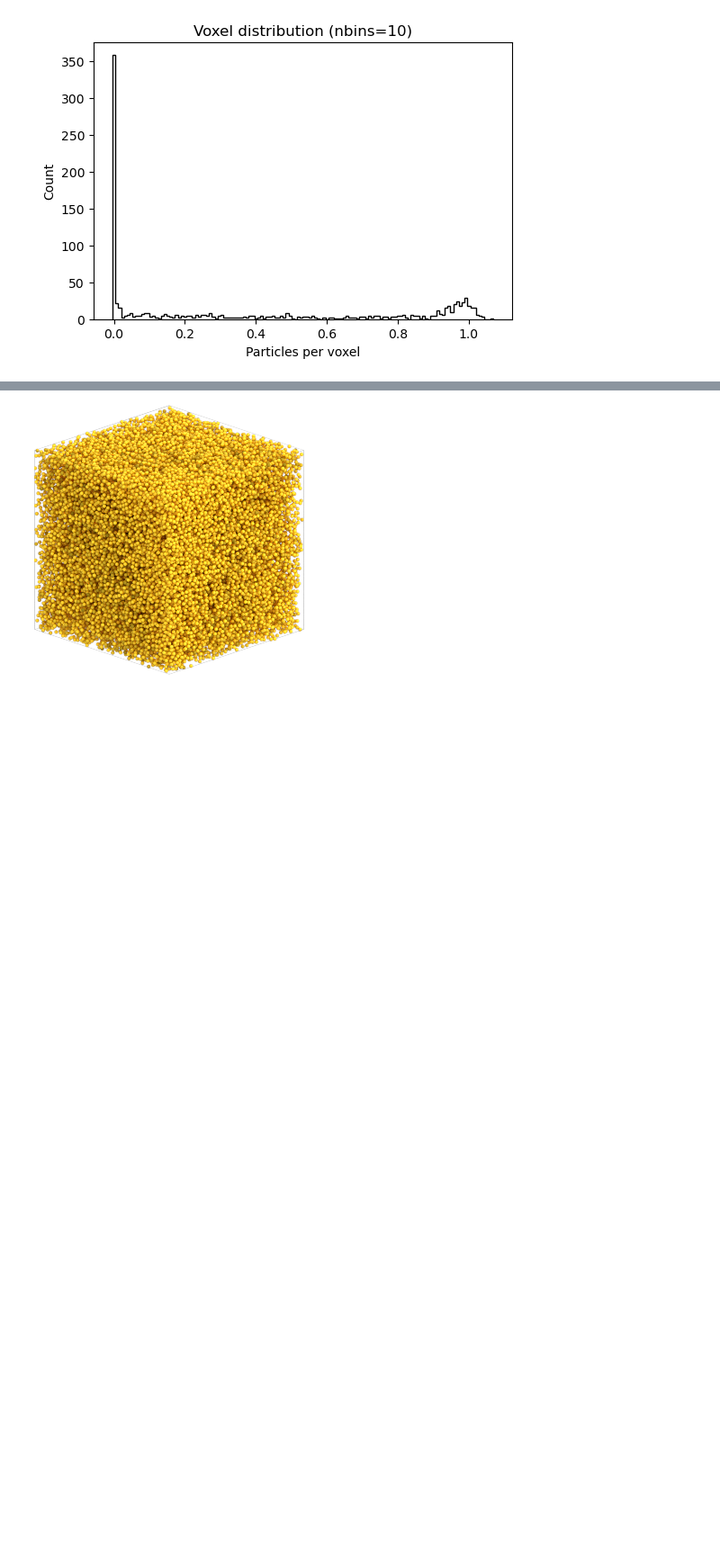
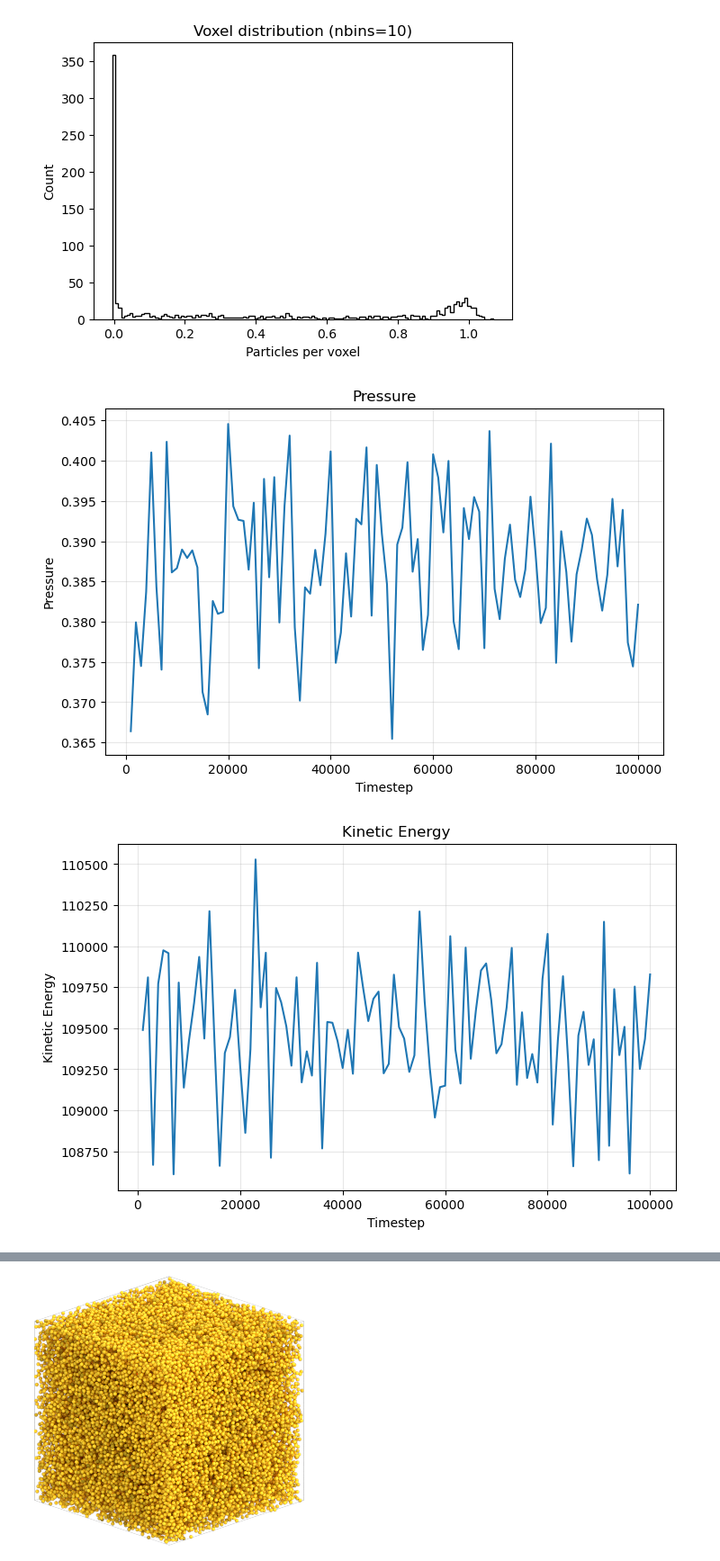
Before and after one commit to SBC-Collaboration/MDsims, a Jupyter notebook: Sandbox2.ipynb, the cells around one changed output, grey strips where cells are left out. Shown at 90% size. Saved outputs shown, nothing was run; the diff lists cells and outputs as text; code cells hidden in the pictures; blank space fills up the shorter version.

```diff
--- a/Sandbox2.ipynb
+++ b/Sandbox2.ipynb
@@ -93,6 +54,14 @@ vh.plot_voxel_histogram(sim, nbins=10, use_density=False);
 # %%
 log_path = "/exp/e961/data/MDsims-data/pnichols/Thermalized_States/BoxLength_50.0/rho_0.39/kT_0.40/randomization_nsteps_100000_log.hdf5"
 gsd_path = "/exp/e961/data/MDsims-data/pnichols/Thermalized_States/BoxLength_50.0/rho_0.39/kT_0.40/randomization_nsteps_100000.gsd"
+
 log = lh.read_hdf5_log(log_path)
+
+vh.plot_log_quantity(log, "pressure")
+vh.plot_log_quantity(log, "kinetic_energy")
+vh.plot_log_quantity(log, "potential_energy")
+
 log['metadata']
 # %% [output]
+[figure, added]
+[figure, added]
```
Also changed, not shown: parts of 5 cells of this notebook, 1 other file.
